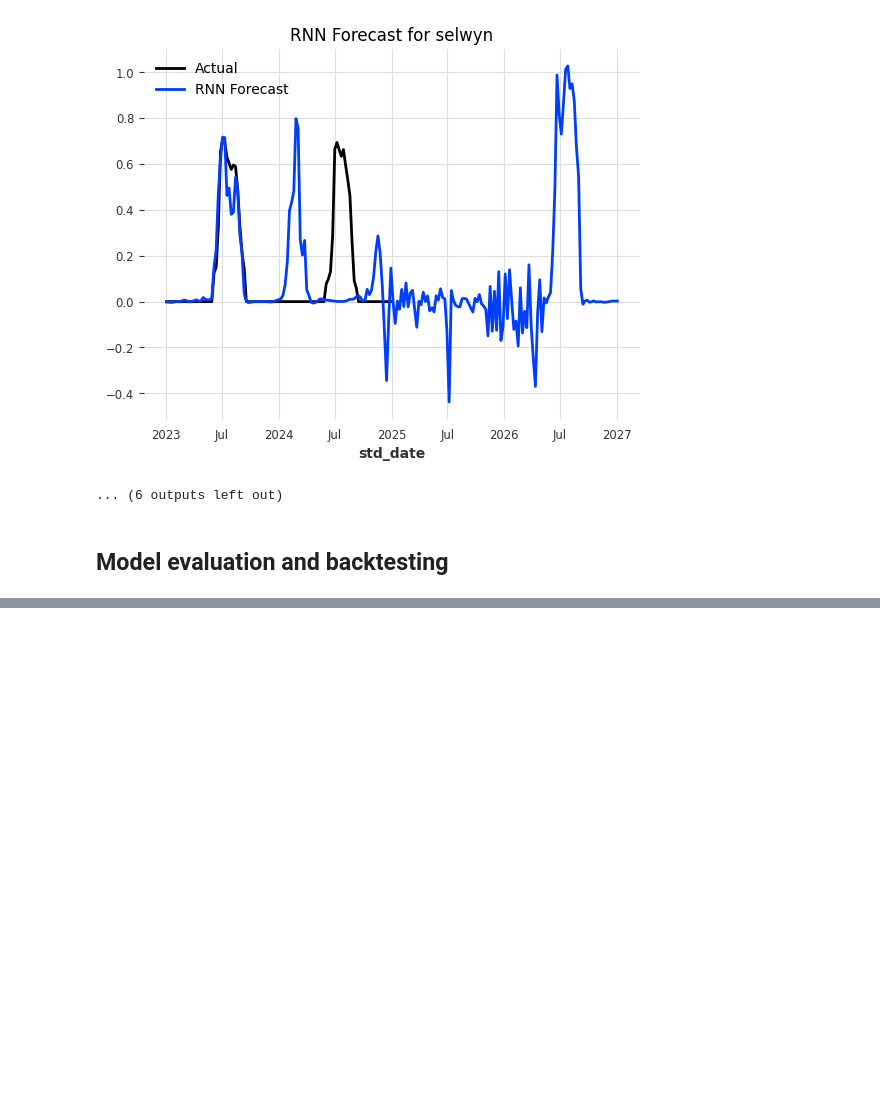
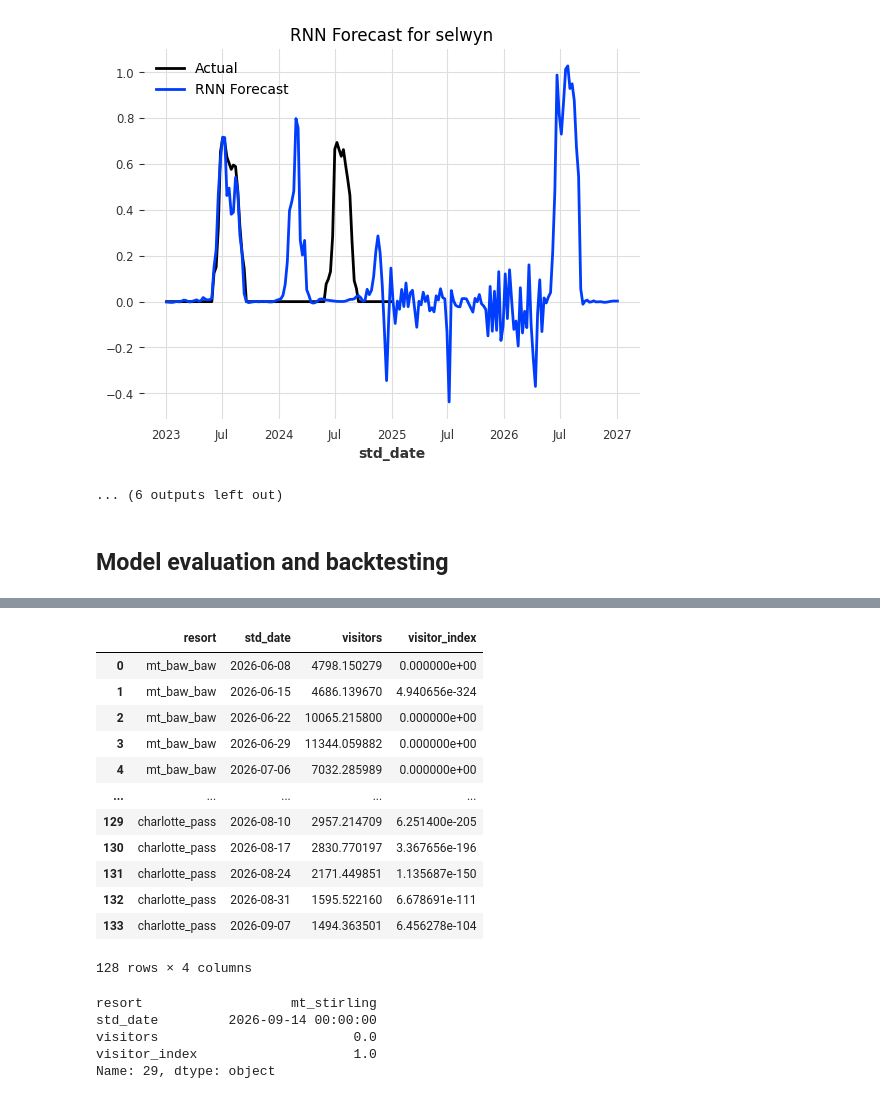
Before and after one commit to Arithon592/Skitrip-Data-Analysis, a Jupyter notebook: codes.ipynb, the cells around one changed output, grey strips where cells are left out. Drawn from its saved outputs; the diff is of its cells as text; code cells hidden in the pictures; blank space fills up the shorter version.

```diff
--- a/codes.ipynb
+++ b/codes.ipynb
@@ -279,0 +355,50 @@ for key in resort_ts_dict.keys():
+# %%
+visitor_index_dict = {}
+visitor_param = -0.159
+
+filtered_ts_dict = {}
+for key in resort_keys:
+    filtered_ts_dict[key] = pred_arima[key].drop_before(pd.to_datetime('2026-06-01')).drop_after(pd.to_datetime('2026-09-30'))[:15]
+
+all_data = []
+for resort_name, ts in filtered_ts_dict.items():
+    dates = ts.time_index
+    visitors = ts.values().flatten()  # Flatten to 1D array
+     # Create temporary DataFrame for this resort
+    resort_df = pd.DataFrame({
+        'resort': resort_name,
+        'std_date': dates,
+        'visitors': visitors
+        })
+
+    all_data.append(resort_df)
+
+    # Concatenate all resort DataFrames
+    final_df = pd.concat(all_data, ignore_index=True)
+
+final_df['visitor_index'] = np.exp(visitor_param * final_df['visitors'])
+final_df = final_df[final_df['visitors']>0]
+# %%
+final_df
+# %% [output]
+|  | resort | std_date | visitors | visitor_index |
+| 0 | mt_baw_baw | 2026-06-08 | 4798.150279 | 0.000000e+00 |
+| 1 | mt_baw_baw | 2026-06-15 | 4686.139670 | 4.940656e-324 |
+| 2 | mt_baw_baw | 2026-06-22 | 10065.215800 | 0.000000e+00 |
+| 3 | mt_baw_baw | 2026-06-29 | 11344.059882 | 0.000000e+00 |
+| 4 | mt_baw_baw | 2026-07-06 | 7032.285989 | 0.000000e+00 |
+| ... | ... | ... | ... | ... |
+| 129 | charlotte_pass | 2026-08-10 | 2957.214709 | 6.251400e-205 |
+| 130 | charlotte_pass | 2026-08-17 | 2830.770197 | 3.367656e-196 |
+| 131 | charlotte_pass | 2026-08-24 | 2171.449851 | 1.135687e-150 |
+| 132 | charlotte_pass | 2026-08-31 | 1595.522160 | 6.678691e-111 |
+| 133 | charlotte_pass | 2026-09-07 | 1494.363501 | 6.456278e-104 |
+128 rows × 4 columns
+# %%
+final_df.loc[final_df['visitor_index'].idxmax()]
+# %% [output]
+resort                   mt_stirling
+std_date         2026-09-14 00:00:00
+visitors                         0.0
+visitor_index                    1.0
+Name: 29, dtype: object
```
Also changed, not shown: parts of 7 cells of this notebook, 1 other file.
